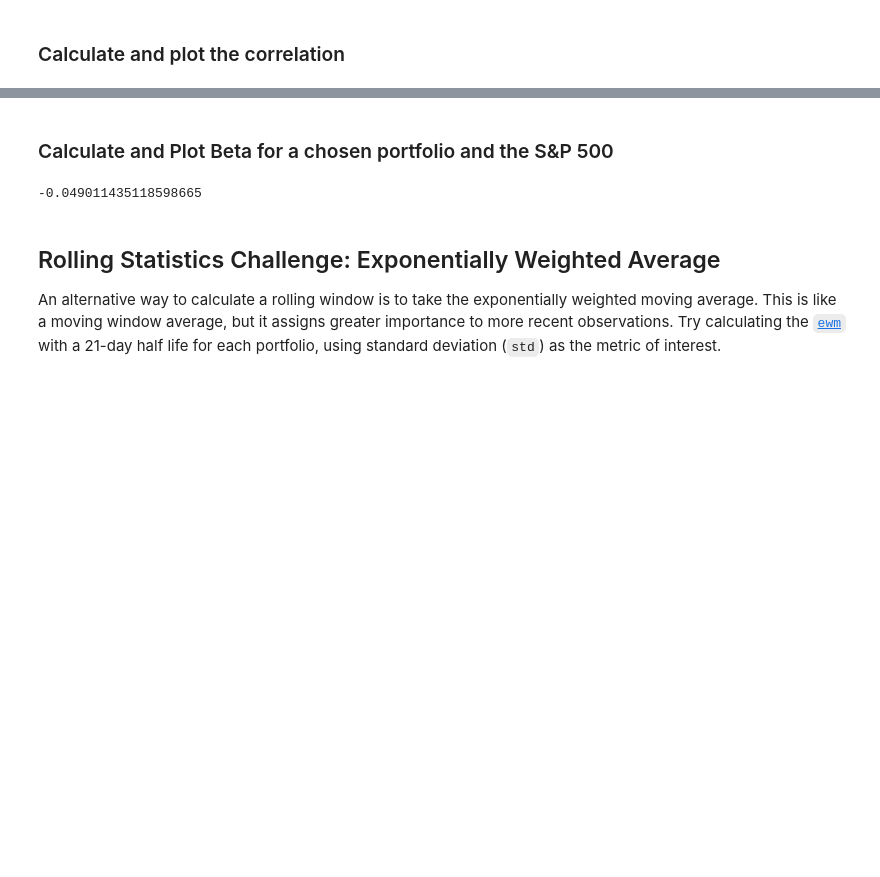
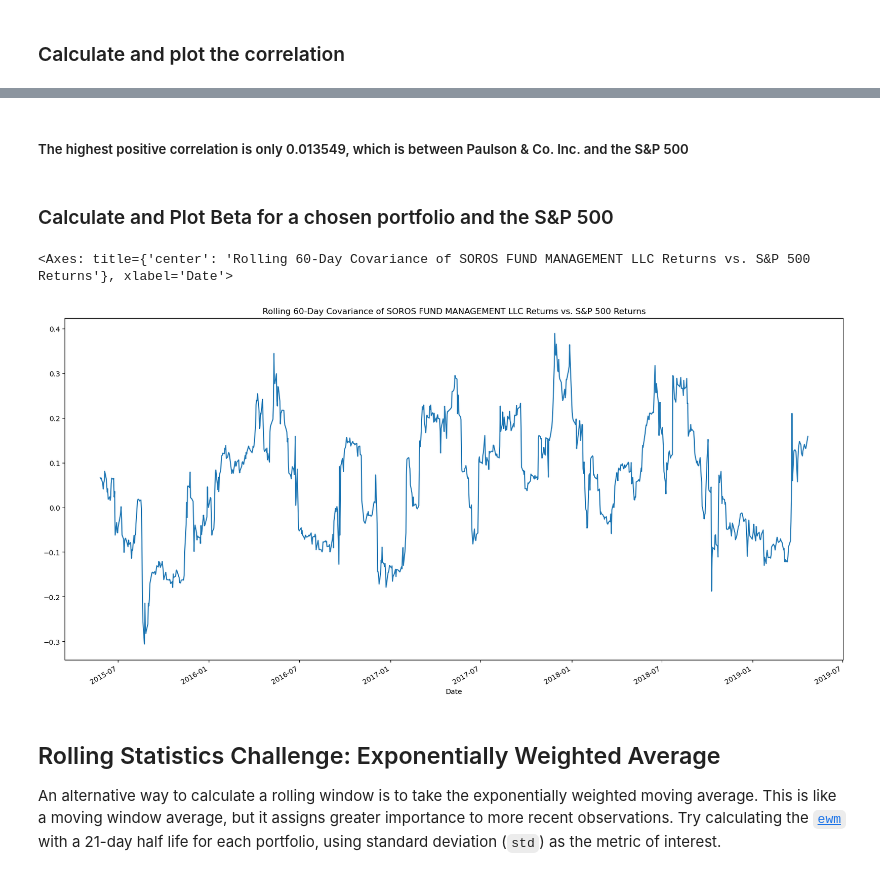
Before and after one commit to eyva19/Portfolio_perfomance_assessment, a Jupyter notebook: whale_analysis.ipynb, the cells around one changed output, grey strips where cells are left out. Cells and saved outputs as stored; diff of their text form; code cells hidden in the pictures; blank space fills up the shorter version.

```diff
--- a/whale_analysis.ipynb
+++ b/whale_analysis.ipynb
@@ -345,21 +377,22 @@ sns.heatmap(correlation, vmin=-1, vmax=1)
+# %% [markdown]
+##### The highest positive correlation is only 0.013549, which is between Paulson & Co. Inc. and the S&P 500
 # %% [markdown]
 ### Calculate and Plot Beta for a chosen portfolio and the S&P 500
 # %%
 # Calculate covariance of a single portfolio
-covariance = algo_df['Algo 1'].cov(daily_df['S&P TSX'])
-covariance
+rolling_covariance = combined_df['SOROS FUND MANAGEMENT LLC'].rolling(window=60).cov(combined_df['S&P TSX'])
 
 # Calculate variance of S&P 500
-variance = daily_df['S&P TSX'].var()
-variance
+rolling_variance = combined_df['S&P TSX'].rolling(window=60).var()
 
 # Computing beta
-beta = covariance / variance
-beta
+rolling_beta = rolling_covariance / rolling_variance
 
 # Plot beta trend
+rolling_beta.plot(figsize=(20,10), title='Rolling 60-Day Covariance of SOROS FUND MANAGEMENT LLC Returns vs. S&P 500 Returns')
 # %% [output]
--0.049011435118598665
+<Axes: title={'center': 'Rolling 60-Day Covariance of SOROS FUND MANAGEMENT LLC Returns vs. S&P 500 Returns'}, xlabel='Date'>
+[figure, added]
 # %% [markdown]
 ## Rolling Statistics Challenge: Exponentially Weighted Average
 
```
Also changed, not shown: parts of 13 cells of this notebook.
